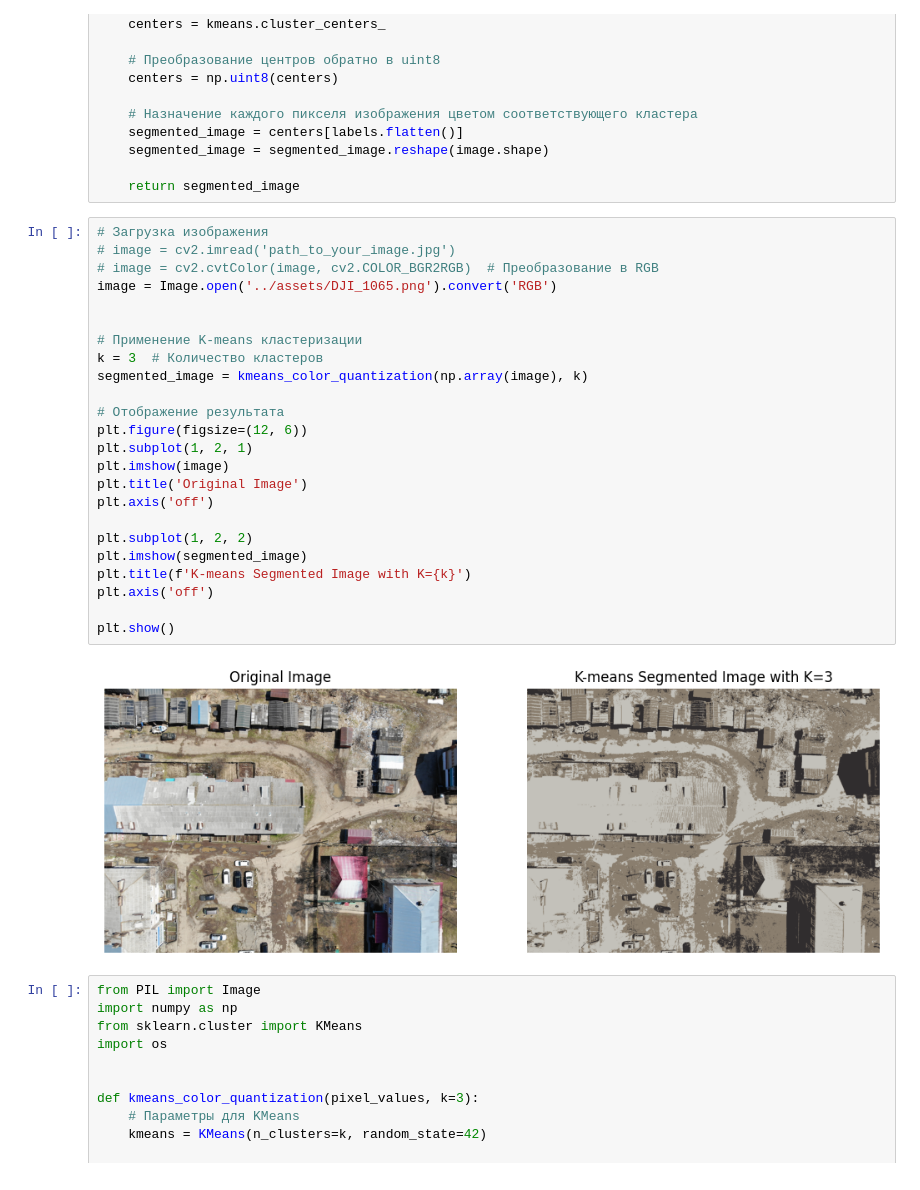
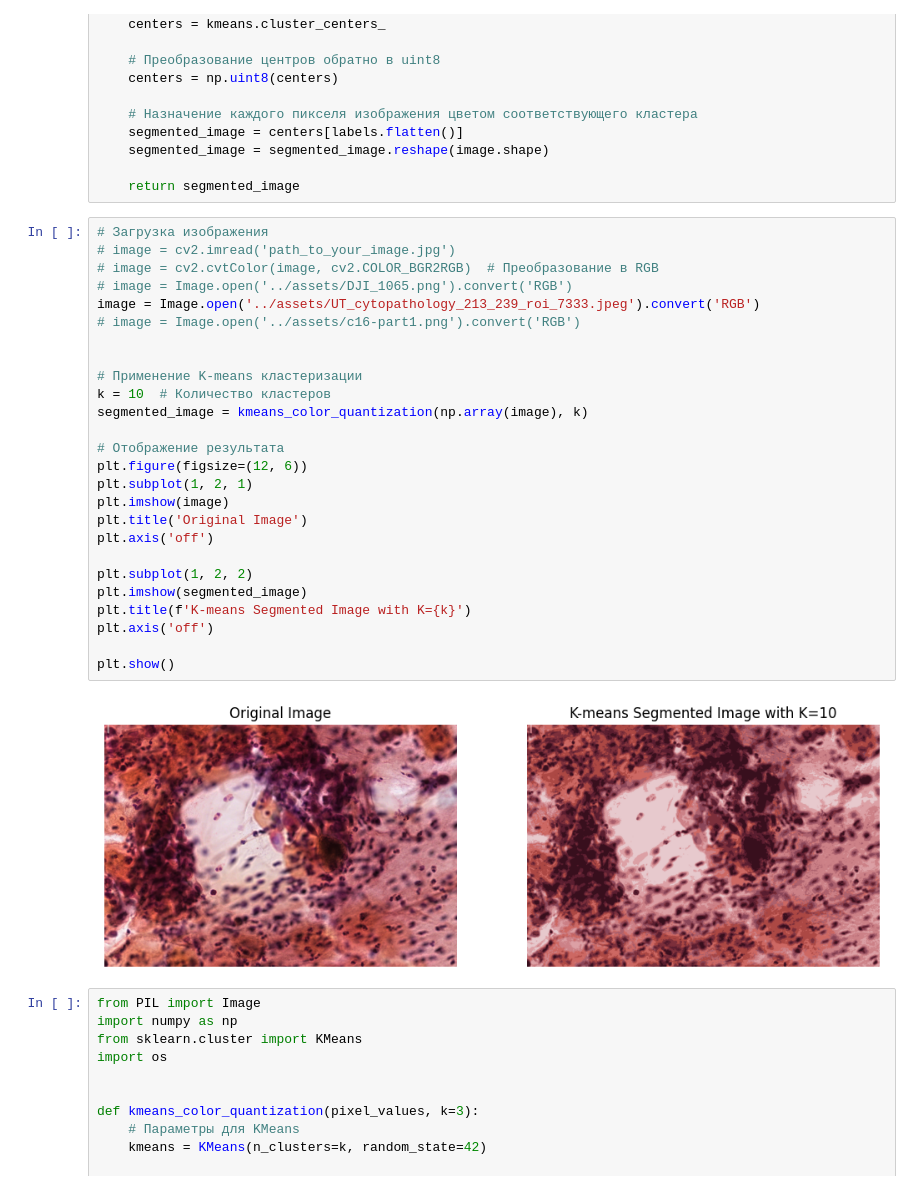
Before and after one commit to thingumajig/feature-map-experiments, a Jupyter notebook: notebooks/clustering-experiments.ipynb, the cells around one changed output. Cells and saved outputs as stored; diff of their text form.

```diff
--- a/notebooks/clustering-experiments.ipynb
+++ b/notebooks/clustering-experiments.ipynb
@@ -32,29 +32,31 @@ def kmeans_color_quantization(image, k=3):
 # %%
 # Загрузка изображения
 # image = cv2.imread('path_to_your_image.jpg')
 # image = cv2.cvtColor(image, cv2.COLOR_BGR2RGB)  # Преобразование в RGB
-image = Image.open('../assets/DJI_1065.png').convert('RGB')
+# image = Image.open('../assets/DJI_1065.png').convert('RGB')
+image = Image.open('../assets/UT_cytopathology_213_239_roi_7333.jpeg').convert('RGB')
+# image = Image.open('../assets/c16-part1.png').convert('RGB')
 
 
 # Применение K-means кластеризации
-k = 3  # Количество кластеров
+k = 10  # Количество кластеров
 segmented_image = kmeans_color_quantization(np.array(image), k)
 
 # Отображение результата
 plt.figure(figsize=(12, 6))
 plt.subplot(1, 2, 1)
 plt.imshow(image)
 plt.title('Original Image')
 plt.axis('off')
 
 plt.subplot(1, 2, 2)
 plt.imshow(segmented_image)
 plt.title(f'K-means Segmented Image with K={k}')
 plt.axis('off')
 
 plt.show()
 # %% [output]
-[figure, old version]
+[figure, new version]
 # %%
 from PIL import Image
 import numpy as np
```
